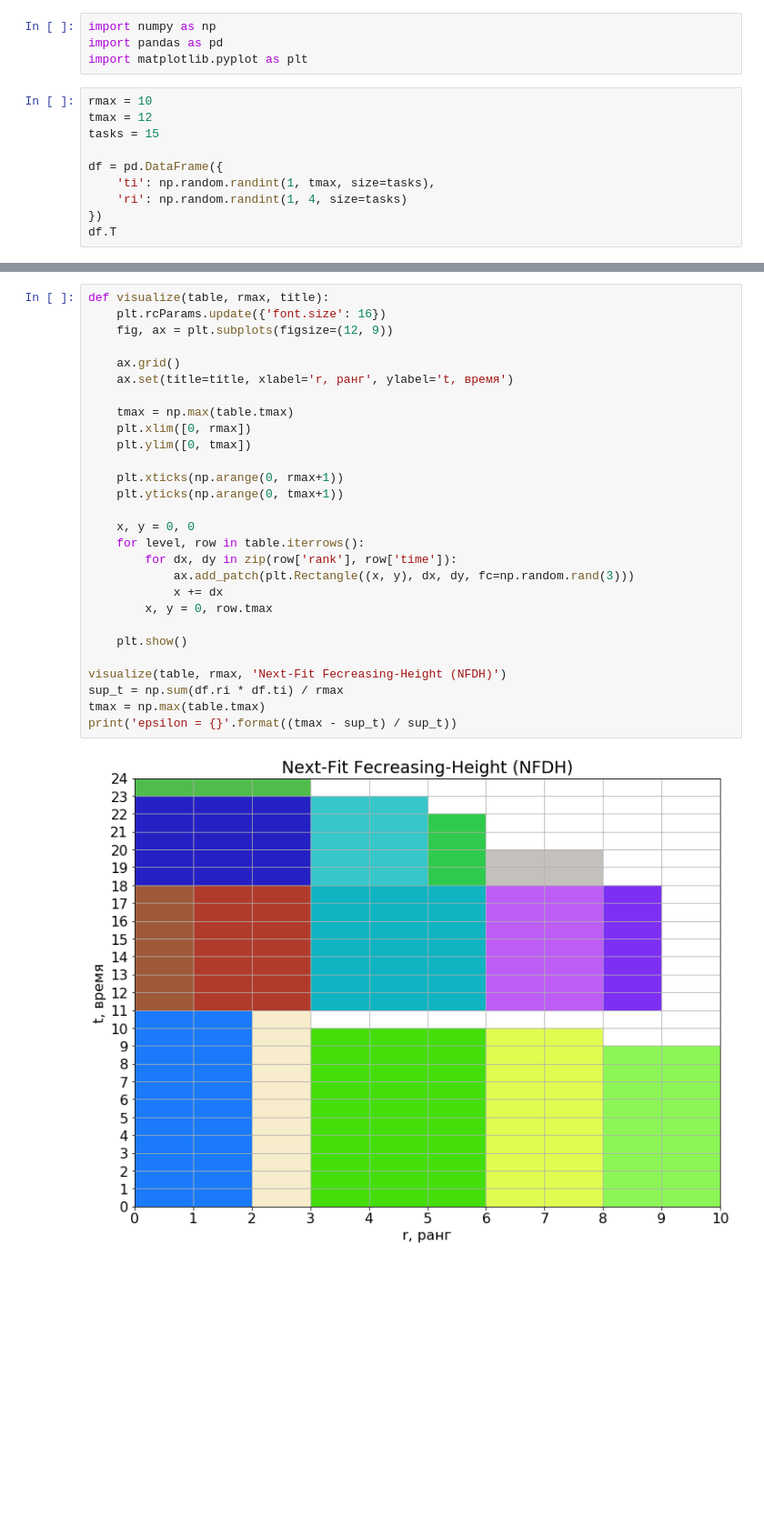
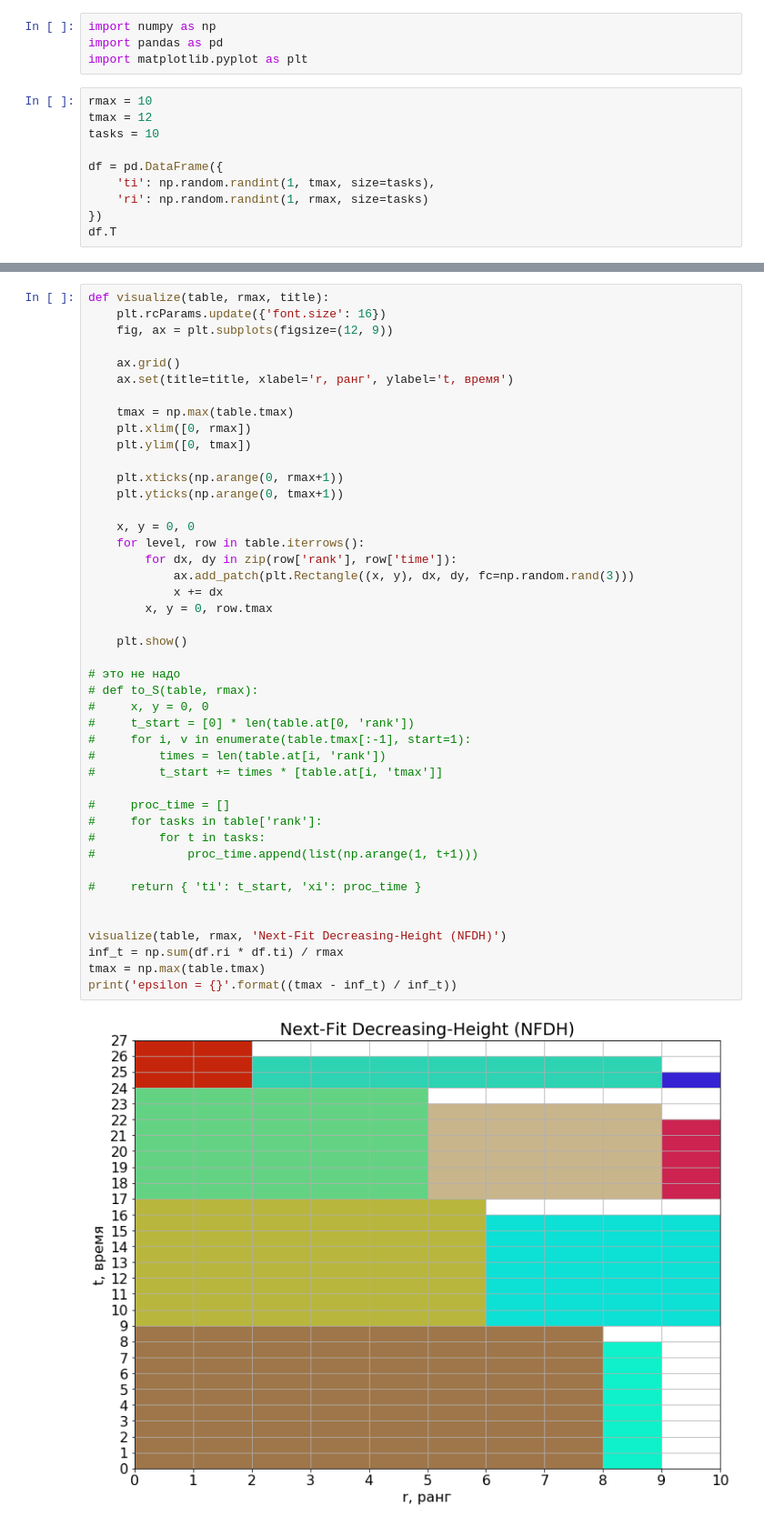
Before and after one commit to Theodore25/dcsft, a Jupyter notebook: lab4/2DSP.ipynb, the cells around one changed output, grey strips where cells are left out. Shown: that part at 91% size. Saved outputs shown, nothing was run; the diff lists cells and outputs as text; blank space fills up the shorter version.

Commit message:
exec time

```diff
--- a/lab4/2DSP.ipynb
+++ b/lab4/2DSP.ipynb
@@ -7,11 +7,11 @@ import matplotlib.pyplot as plt
 # %%
 rmax = 10
 tmax = 12
-tasks = 15
+tasks = 10
 
 df = pd.DataFrame({
     'ti': np.random.randint(1, tmax, size=tasks),
-    'ri': np.random.randint(1, 4, size=tasks)
+    'ri': np.random.randint(1, rmax, size=tasks)
 })
 df.T
 # %% [output]
@@ -55,30 +55,46 @@ table
 # %%
 def visualize(table, rmax, title):
     plt.rcParams.update({'font.size': 16})
     fig, ax = plt.subplots(figsize=(12, 9))
 
     ax.grid()
     ax.set(title=title, xlabel='r, ранг', ylabel='t, время')
 
     tmax = np.max(table.tmax)
     plt.xlim([0, rmax])
     plt.ylim([0, tmax])
 
     plt.xticks(np.arange(0, rmax+1))
     plt.yticks(np.arange(0, tmax+1))
 
     x, y = 0, 0
     for level, row in table.iterrows():
         for dx, dy in zip(row['rank'], row['time']):
             ax.add_patch(plt.Rectangle((x, y), dx, dy, fc=np.random.rand(3)))
             x += dx
         x, y = 0, row.tmax
 
     plt.show()
 
-visualize(table, rmax, 'Next-Fit Fecreasing-Height (NFDH)')
-sup_t = np.sum(df.ri * df.ti) / rmax
+# это не надо
+# def to_S(table, rmax):
+#     x, y = 0, 0
+#     t_start = [0] * len(table.at[0, 'rank'])
+#     for i, v in enumerate(table.tmax[:-1], start=1):
+#         times = len(table.at[i, 'rank'])
+#         t_start += times * [table.at[i, 'tmax']]
+
+#     proc_time = []
+#     for tasks in table['rank']:
+#         for t in tasks:
+#             proc_time.append(list(np.arange(1, t+1)))
+
+#     return { 'ti': t_start, 'xi': proc_time }
+
+
+visualize(table, rmax, 'Next-Fit Decreasing-Height (NFDH)')
+inf_t = np.sum(df.ri * df.ti) / rmax
 tmax = np.max(table.tmax)
-print('epsilon = {}'.format((tmax - sup_t) / sup_t))
+print('epsilon = {}'.format((tmax - inf_t) / inf_t))
 # %% [output]
-[figure, old version]
+[figure, new version]
```
Also changed, not shown: parts of 8 cells of this notebook, 2 other files.
